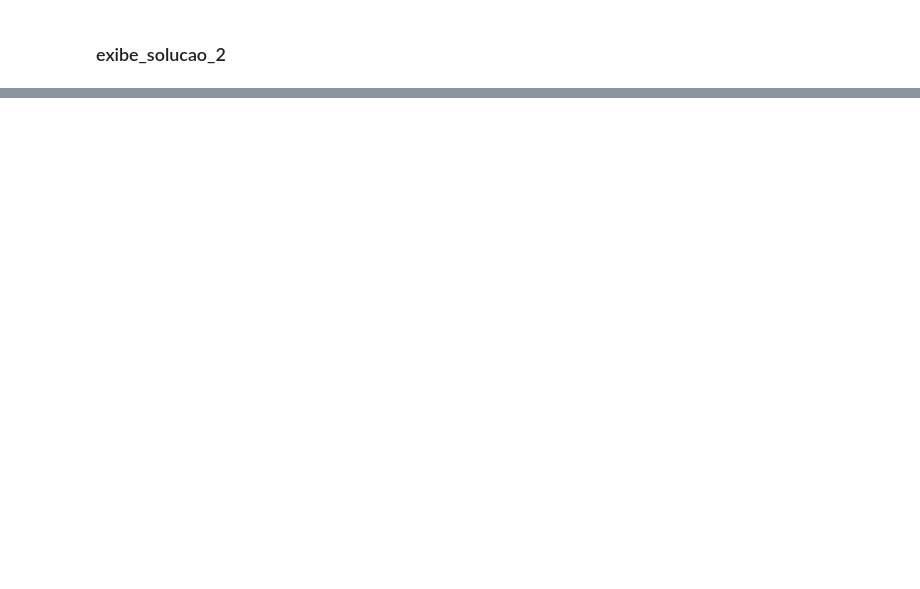
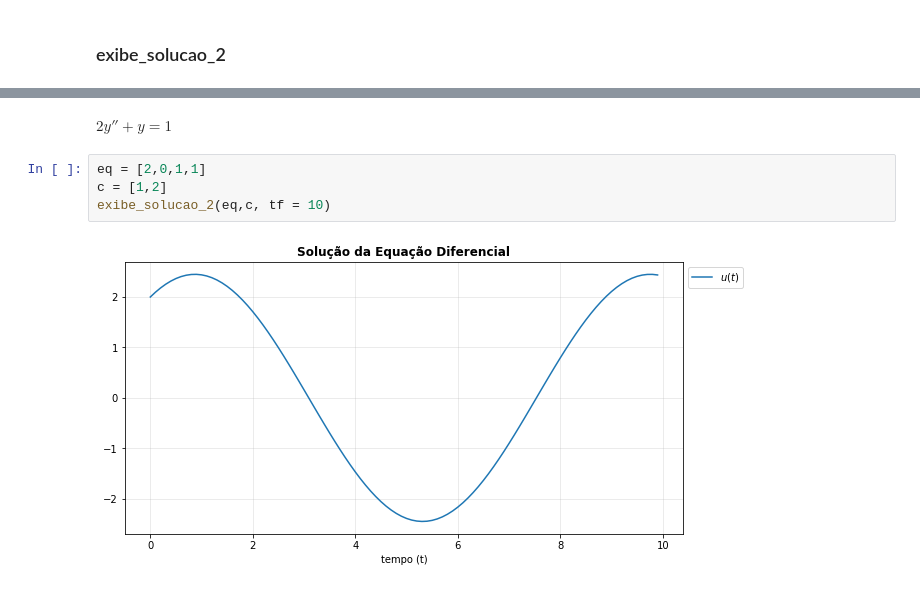
Before and after one commit to gil-miranda/university-courses, a Jupyter notebook: comp-cientifica-II-2019-2/Project-I/Project-I.ipynb, the cells around one changed output, grey strips where cells are left out. Saved outputs shown, nothing was run; the diff lists cells and outputs as text; blank space fills up the shorter version.

```diff
--- a/comp-cientifica-II-2019-2/Project-I/Project-I.ipynb
+++ b/comp-cientifica-II-2019-2/Project-I/Project-I.ipynb
@@ -185,0 +197,8 @@ exibe_solucao_2(eq,[1,1])
+# %% [markdown]
+$2y'' + y = 1$
+# %%
+eq = [2,0,1,1]
+c = [1,2]
+exibe_solucao_2(eq,c, tf = 10)
+# %% [output]
+[figure, added]
```
Also changed, not shown: parts of 6 cells of this notebook.
